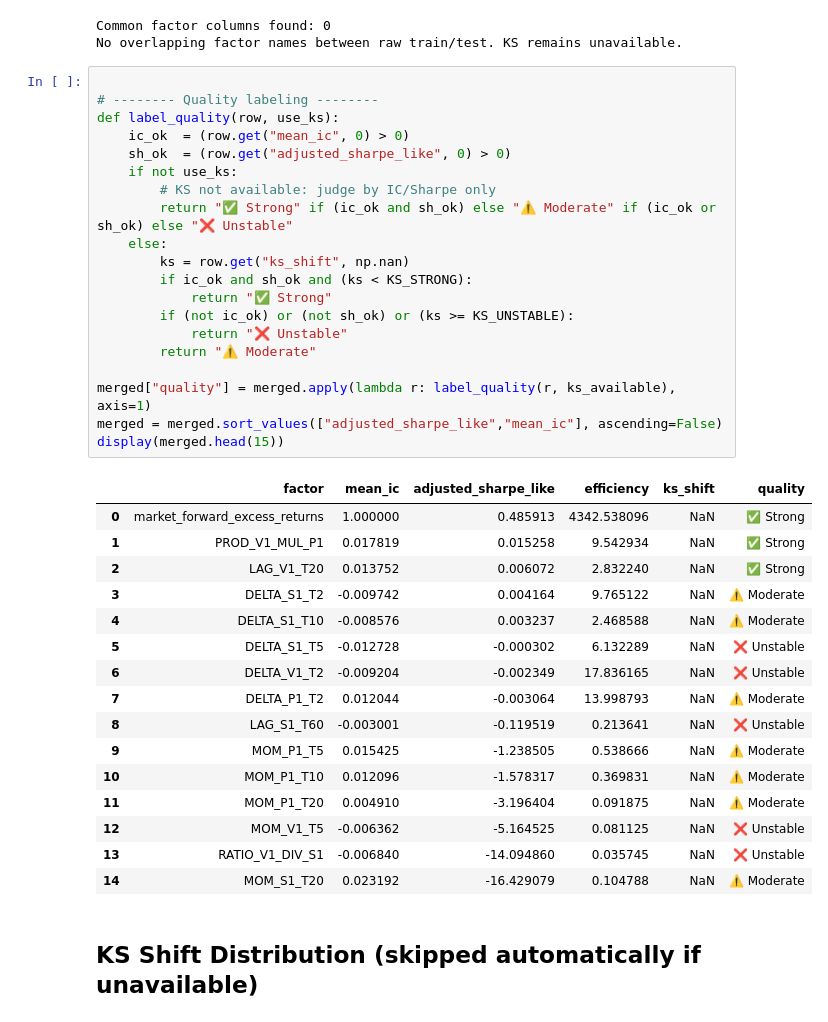
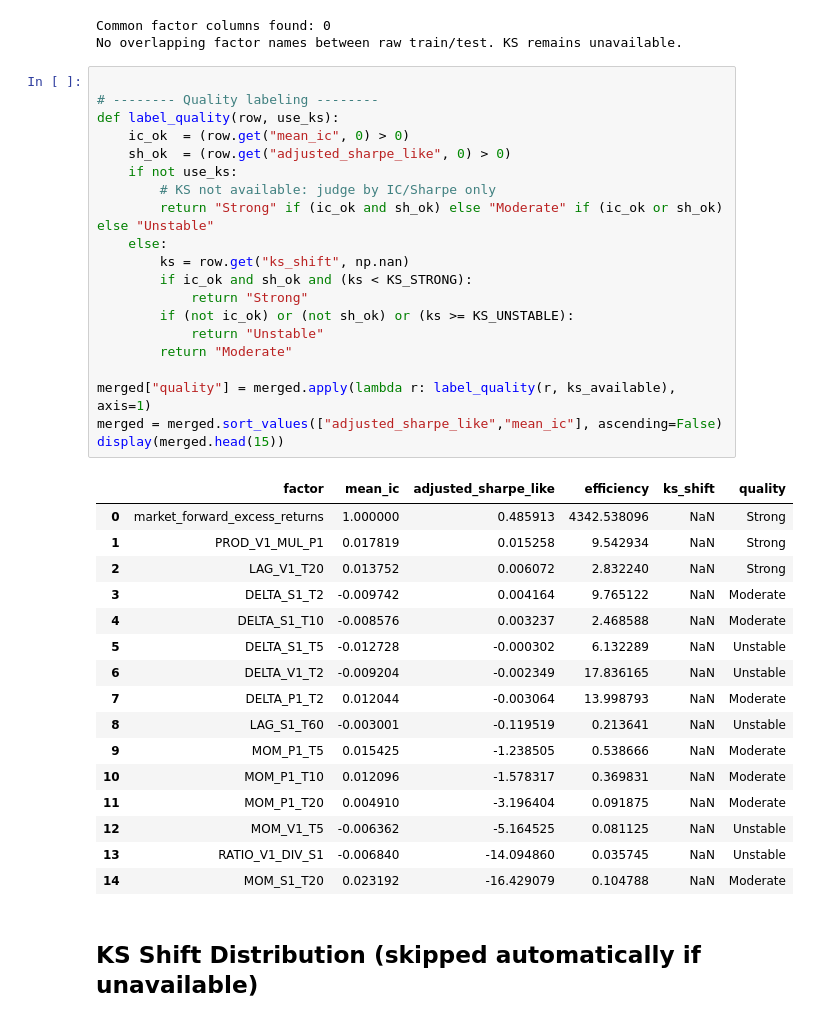
Before and after one commit to cziwen/hull-tactical-market-prediction, a Jupyter notebook: FeatureFactory/notebooks/06_factor_diagnostics .ipynb, the cells around one changed output. Saved outputs shown, nothing was run; the diff lists cells and outputs as text.

```diff
--- a/FeatureFactory/notebooks/06_factor_diagnostics .ipynb
+++ b/FeatureFactory/notebooks/06_factor_diagnostics .ipynb
@@ -106,40 +106,40 @@ No overlapping factor names between raw train/test. KS remains unavailable.
 # %%
 
 # -------- Quality labeling --------
 def label_quality(row, use_ks):
     ic_ok  = (row.get("mean_ic", 0) > 0)
     sh_ok  = (row.get("adjusted_sharpe_like", 0) > 0)
     if not use_ks:
         # KS not available: judge by IC/Sharpe only
-        return "✅ Strong" if (ic_ok and sh_ok) else "⚠️ Moderate" if (ic_ok or sh_ok) else "❌ Unstable"
+        return "Strong" if (ic_ok and sh_ok) else "Moderate" if (ic_ok or sh_ok) else "Unstable"
     else:
         ks = row.get("ks_shift", np.nan)
         if ic_ok and sh_ok and (ks < KS_STRONG):
-            return "✅ Strong"
+            return "Strong"
         if (not ic_ok) or (not sh_ok) or (ks >= KS_UNSTABLE):
-            return "❌ Unstable"
-        return "⚠️ Moderate"
+            return "Unstable"
+        return "Moderate"
 
 merged["quality"] = merged.apply(lambda r: label_quality(r, ks_available), axis=1)
 merged = merged.sort_values(["adjusted_sharpe_like","mean_ic"], ascending=False)
 display(merged.head(15))
 # %% [output]
 |  | factor | mean_ic | adjusted_sharpe_like | efficiency | ks_shift | quality |
-| 0 | market_forward_excess_returns | 1.000000 | 0.485913 | 4342.538096 | NaN | ✅ Strong |
-| 1 | PROD_V1_MUL_P1 | 0.017819 | 0.015258 | 9.542934 | NaN | ✅ Strong |
-| 2 | LAG_V1_T20 | 0.013752 | 0.006072 | 2.832240 | NaN | ✅ Strong |
-| 3 | DELTA_S1_T2 | -0.009742 | 0.004164 | 9.765122 | NaN | ⚠️ Moderate |
-| 4 | DELTA_S1_T10 | -0.008576 | 0.003237 | 2.468588 | NaN | ⚠️ Moderate |
-| 5 | DELTA_S1_T5 | -0.012728 | -0.000302 | 6.132289 | NaN | ❌ Unstable |
-| 6 | DELTA_V1_T2 | -0.009204 | -0.002349 | 17.836165 | NaN | ❌ Unstable |
-| 7 | DELTA_P1_T2 | 0.012044 | -0.003064 | 13.998793 | NaN | ⚠️ Moderate |
-| 8 | LAG_S1_T60 | -0.003001 | -0.119519 | 0.213641 | NaN | ❌ Unstable |
-| 9 | MOM_P1_T5 | 0.015425 | -1.238505 | 0.538666 | NaN | ⚠️ Moderate |
-| 10 | MOM_P1_T10 | 0.012096 | -1.578317 | 0.369831 | NaN | ⚠️ Moderate |
-| 11 | MOM_P1_T20 | 0.004910 | -3.196404 | 0.091875 | NaN | ⚠️ Moderate |
-| 12 | MOM_V1_T5 | -0.006362 | -5.164525 | 0.081125 | NaN | ❌ Unstable |
-| 13 | RATIO_V1_DIV_S1 | -0.006840 | -14.094860 | 0.035745 | NaN | ❌ Unstable |
-| 14 | MOM_S1_T20 | 0.023192 | -16.429079 | 0.104788 | NaN | ⚠️ Moderate |
+| 0 | market_forward_excess_returns | 1.000000 | 0.485913 | 4342.538096 | NaN | Strong |
+| 1 | PROD_V1_MUL_P1 | 0.017819 | 0.015258 | 9.542934 | NaN | Strong |
+| 2 | LAG_V1_T20 | 0.013752 | 0.006072 | 2.832240 | NaN | Strong |
+| 3 | DELTA_S1_T2 | -0.009742 | 0.004164 | 9.765122 | NaN | Moderate |
+| 4 | DELTA_S1_T10 | -0.008576 | 0.003237 | 2.468588 | NaN | Moderate |
+| 5 | DELTA_S1_T5 | -0.012728 | -0.000302 | 6.132289 | NaN | Unstable |
+| 6 | DELTA_V1_T2 | -0.009204 | -0.002349 | 17.836165 | NaN | Unstable |
+| 7 | DELTA_P1_T2 | 0.012044 | -0.003064 | 13.998793 | NaN | Moderate |
+| 8 | LAG_S1_T60 | -0.003001 | -0.119519 | 0.213641 | NaN | Unstable |
+| 9 | MOM_P1_T5 | 0.015425 | -1.238505 | 0.538666 | NaN | Moderate |
+| 10 | MOM_P1_T10 | 0.012096 | -1.578317 | 0.369831 | NaN | Moderate |
+| 11 | MOM_P1_T20 | 0.004910 | -3.196404 | 0.091875 | NaN | Moderate |
+| 12 | MOM_V1_T5 | -0.006362 | -5.164525 | 0.081125 | NaN | Unstable |
+| 13 | RATIO_V1_DIV_S1 | -0.006840 | -14.094860 | 0.035745 | NaN | Unstable |
+| 14 | MOM_S1_T20 | 0.023192 | -16.429079 | 0.104788 | NaN | Moderate |
 # %% [markdown]
 ## KS Shift Distribution (skipped automatically if unavailable)
 # %%
```
Also changed, not shown: parts of 2 cells of this notebook.
